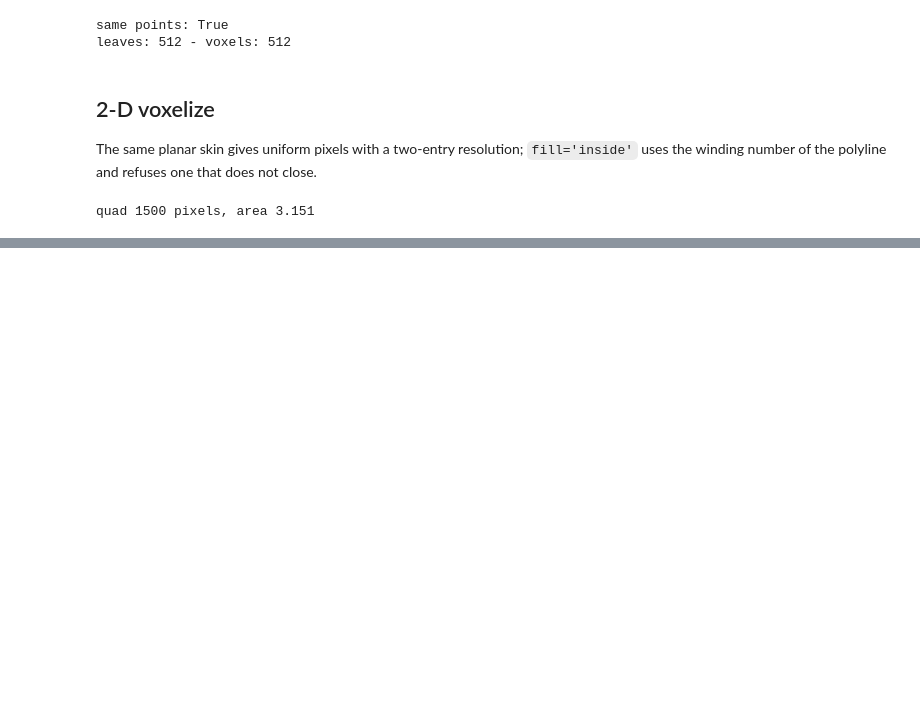
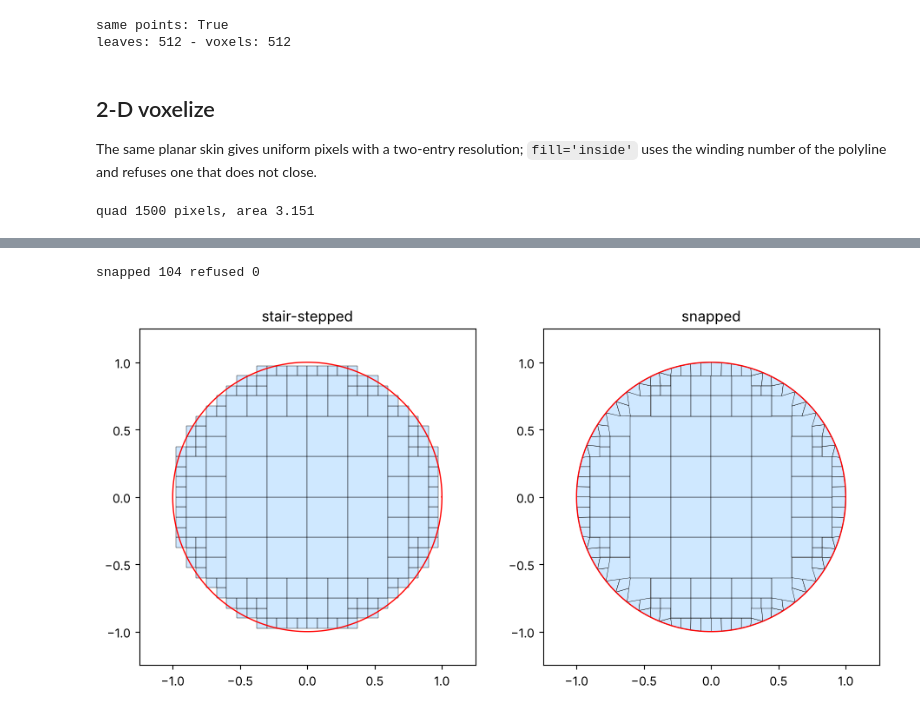
Before and after one commit to loumalouomega/meshioplusplus, a Jupyter notebook: example/python/38_octree.ipynb, the cells around one changed output, grey strips where cells are left out. Saved outputs shown, nothing was run; the diff lists cells and outputs as text; code cells hidden in the pictures; blank space fills up the shorter version.

```diff
--- a/example/python/38_octree.ipynb
+++ b/example/python/38_octree.ipynb
@@ -226,0 +263,16 @@ quad 1500 pixels, area 3.151
+# %%
+plain = mp.octree(circle(n=256), max_level=5, bounds=box2, fill='inside')
+snapped, rep = mp.octree(circle(n=256), max_level=5, bounds=box2, fill='inside', snap=True,
+                         return_report=True)
+print('snapped', rep['num_snapped'], 'refused', rep['num_refused'])
+fig, axes = plt.subplots(1, 2, figsize=(11, 5.5))
+for ax, tree, title in zip(axes, (plain, snapped), ('stair-stepped', 'snapped')):
+    for kind, poly in cell_polygons(tree):
+        ax.add_patch(Polygon(poly, closed=True, fc='#cfe8ff', ec='k', lw=0.3))
+    ax.plot(np.cos(t), np.sin(t), 'r-', lw=1)
+    ax.set_xlim(-1.25, 1.25); ax.set_ylim(-1.25, 1.25); ax.set_aspect('equal'); ax.set_title(title)
+save_fig('octree_snap')
+plt.show()
+# %% [output]
+snapped 104 refused 0
+[figure, added]
```
Also changed, not shown: parts of 7 cells of this notebook, 50 other files.
